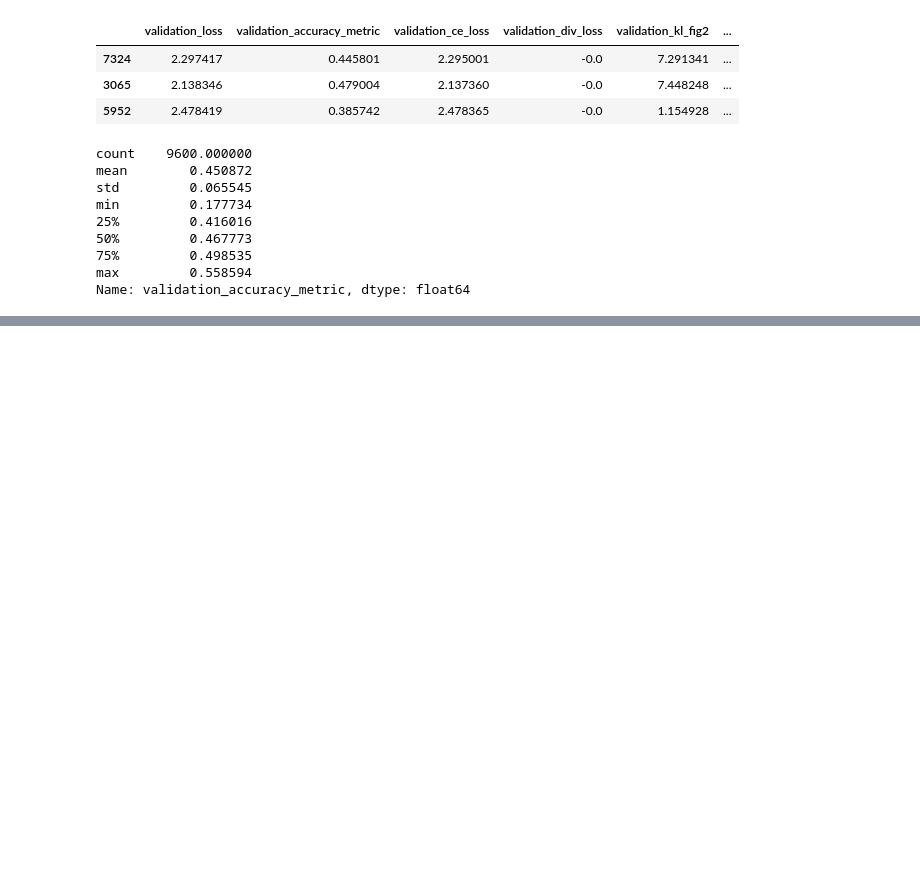
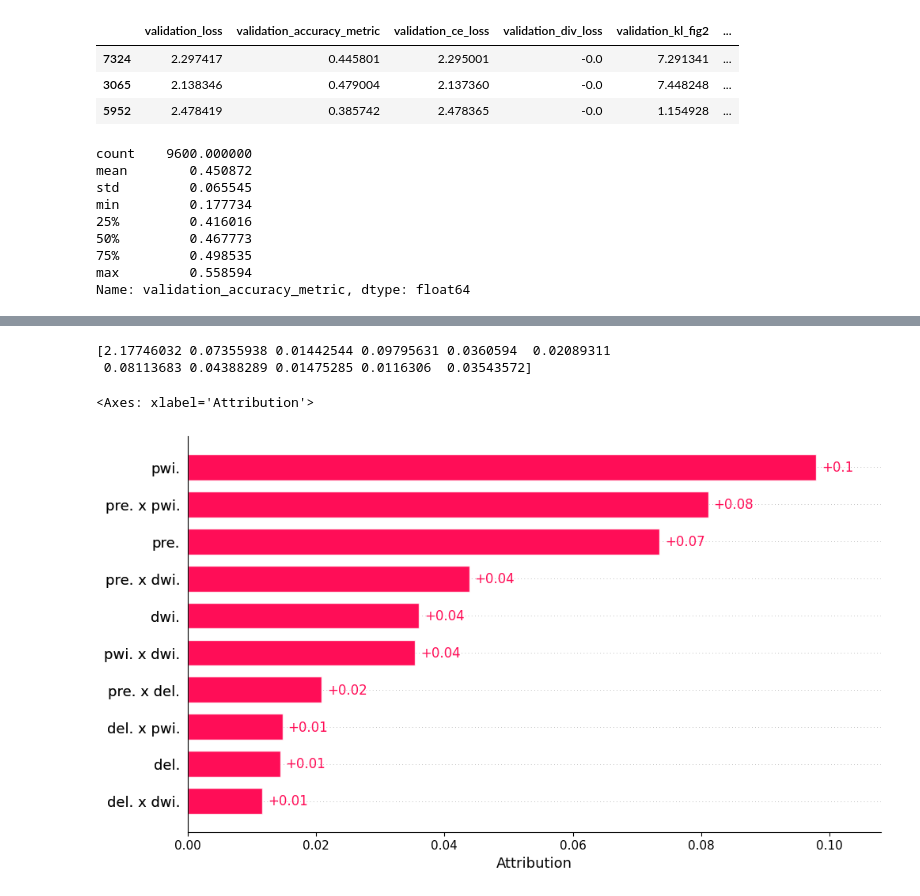
Before and after one commit to viktorvesely/liquid, a Jupyter notebook: liquid_jax/grid_eval.ipynb, the cells around one changed output, grey strips where cells are left out. Saved outputs shown, nothing was run; the diff lists cells and outputs as text; code cells hidden in the pictures; blank space fills up the shorter version.

```diff
--- a/liquid_jax/grid_eval.ipynb
+++ b/liquid_jax/grid_eval.ipynb
@@ -88,0 +102,36 @@ print(importance)
+# %%
+import numpy as np
+from tqdm import tqdm
+import shapiq
+from sklearn.ensemble import RandomForestRegressor
+
+param_cols = df_last_epoch.columns[df_last_epoch.columns.str.endswith("_param")]
+X = df_last_epoch[param_cols].values
+y = df_last_epoch["validation_ce_loss"].values
+
+model = RandomForestRegressor(random_state=42)
+model.fit(X, y)
+
+explainer = shapiq.Explainer(
+    model=model,
+    index="k-SII",
+    max_order=2
+)
+
+all_interactions = []
+explanations = []
+for x_row in tqdm(X, desc="Calculating SHAP-IQ"):
+    interaction = explainer.explain(x_row)
+    all_interactions.append(interaction.values)
+    explanations.append(interaction)
+
+global_interactions = np.mean(np.abs(all_interactions), axis=0)
+print(global_interactions)
+
+clean_labels = [col.replace("_param", "") for col in param_cols]
+shapiq.plot.bar_plot(explanations, feature_names=clean_labels)
+# %% [output]
+[2.17746032 0.07355938 0.01442544 0.09795631 0.0360594  0.02089311
+ 0.08113683 0.04388289 0.01475285 0.0116306  0.03543572]
+<Axes: xlabel='Attribution'>
+[figure, added]
```
Also changed, not shown: parts of 5 cells of this notebook, 9 other files.
